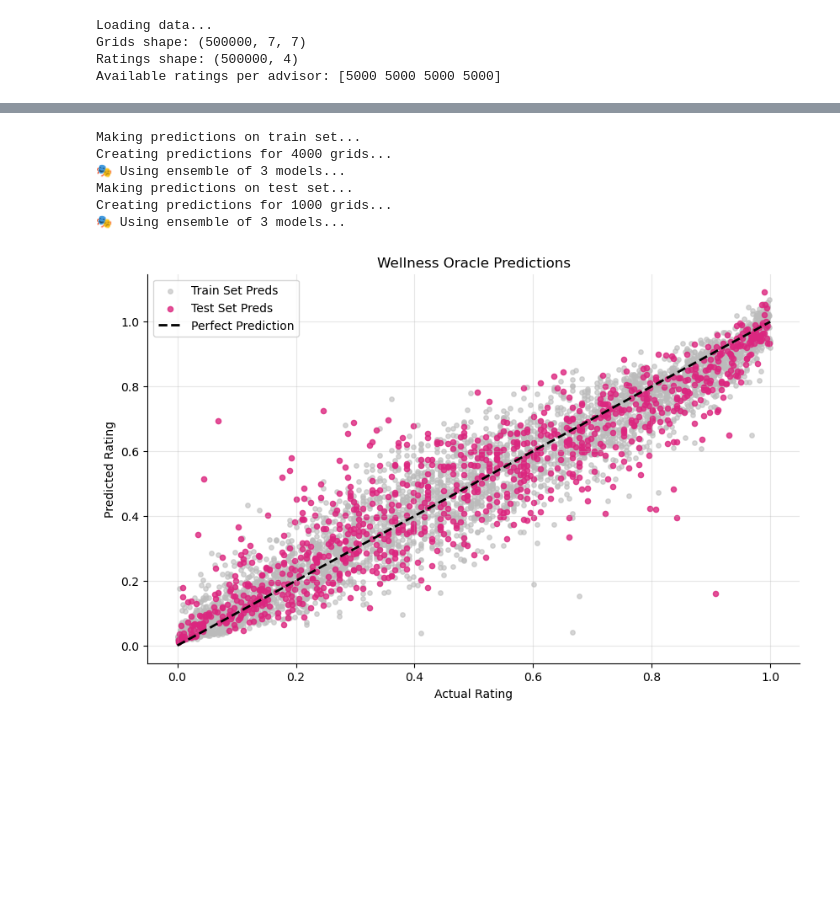
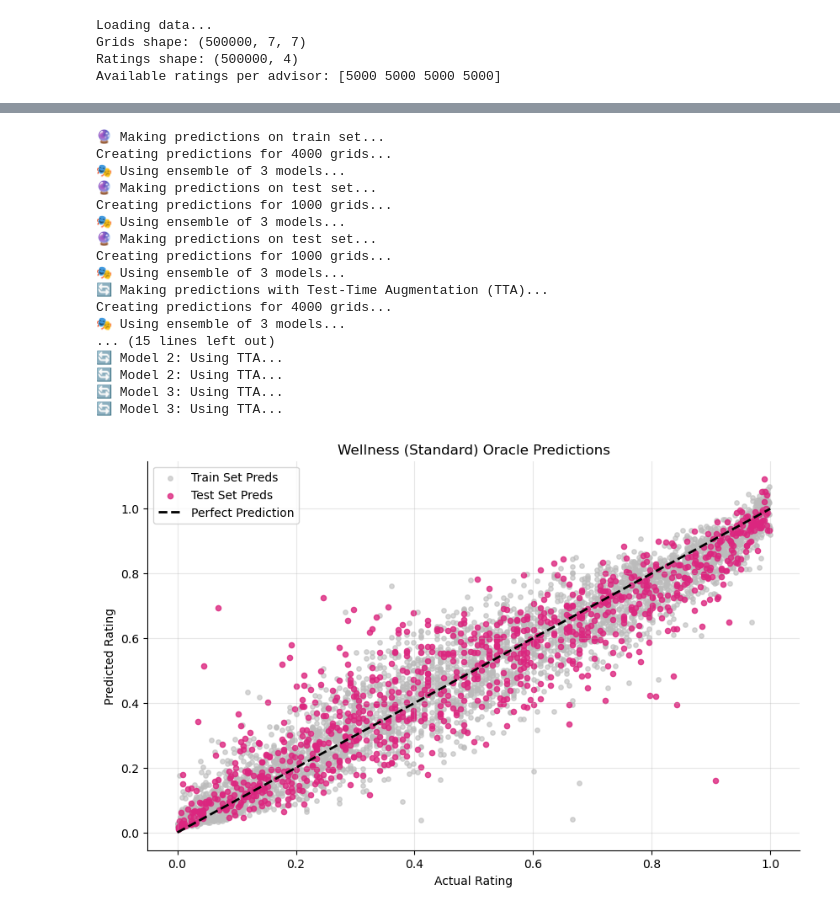
Before and after one commit to gwenzel/2156_cp2, a Jupyter notebook: 0_fit_oracle_wellness.ipynb, the cells around one changed output, grey strips where cells are left out. Saved outputs shown, nothing was run; the diff lists cells and outputs as text; code cells hidden in the pictures; blank space fills up the shorter version.

Commit message:
more complex wellness oracle

```diff
--- a/0_fit_oracle_wellness.ipynb
+++ b/0_fit_oracle_wellness.ipynb
@@ -80,34 +101,70 @@ Predictions shape: (5000,)
 # %%
 from sklearn.model_selection import train_test_split
 from oracle import plot_and_r2
-
 
 # For PyTorch CNN model, we need to recreate the train/test split and get predictions
 # Use the same random state as used in the model training (42)
 X_train, X_test, y_train, y_test = train_test_split(
     grids_subset, ratings_subset, test_size=0.2, random_state=42)
 
-print("Making predictions on train set...")
+print("🔮 Making predictions on train set...")
 preds_train = wellness_oracle.predict(X_train)
 
-print("Making predictions on test set...")
+print("🔮 Making predictions on test set...")
 preds_test = wellness_oracle.predict(X_test)
 
-# Create the plot and get R² scores
-train_r2, test_r2 = plot_and_r2(preds_train, preds_test, y_train, y_test, name="Wellness")
+# Test with TTA for improved accuracy
+print("🔄 Making predictions with Test-Time Augmentation (TTA)...")
+preds_train_tta = wellness_oracle.predict(X_train, use_tta=True)
+preds_test_tta = wellness_oracle.predict(X_test, use_tta=True)
+
+# Create the plot and get R² scores for standard predictions
+train_r2, test_r2 = plot_and_r2(preds_train, preds_test, y_train, y_test, name="Wellness (Standard)")
+
+# Calculate R² scores for TTA predictions
+from sklearn.metrics import r2_score
+train_r2_tta = r2_score(y_train, preds_train_tta)
+test_r2_tta = r2_score(y_test, preds_test_tta)
 
 # Additional analysis
-print(f"\nModel Performance Summary:")
-print(f"{'='*40}")
-print(f"Training R²:   {train_r2:.4f}")
-print(f"Test R²:       {test_r2:.4f}")
-print(f"Overfitting:   {'Yes' if (train_r2 - test_r2) > 0.1 else 'No'} ({train_r2 - test_r2:.4f})")
-print(f"Performance:   {'Excellent' if test_r2 > 0.9 else 'Good' if test_r2 > 0.8 else 'Fair' if test_r2 > 0.6 else 'Poor'}")
+print(f"\n📊 Wellness Oracle Performance Summary:")
+print(f"{'='*50}")
+print(f"STANDARD PREDICTIONS:")
+print(f"  Training R²:   {train_r2:.4f}")
+print(f"  Test R²:       {test_r2:.4f}")
+print(f"  Overfitting:   {'Yes' if (train_r2 - test_r2) > 0.1 else 'No'} ({train_r2 - test_r2:.4f})")
+
+print(f"\nTEST-TIME AUGMENTATION (TTA):")
+print(f"  Training R²:   {train_r2_tta:.4f}")
+print(f"  Test R²:       {test_r2_tta:.4f}")
+print(f"  TTA Improvement: {test_r2_tta - test_r2:.4f} (+{(test_r2_tta - test_r2)*100:.2f}%)")
+
+print(f"\nMODEL ARCHITECTURE:")
+print(f"  Type: CityCNN1Plus (Deep CNN)")
+print(f"  Ensemble: {'Yes' if hasattr(wellness_oracle, 'ensemble_models') else 'No'}")
+print(f"  Weighted Loss: Yes (γ=0.75)")
+print(f"  Performance: {'Excellent' if test_r2_tta > 0.9 else 'Good' if test_r2_tta > 0.8 else 'Fair' if test_r2_tta > 0.6 else 'Poor'}")
+
+# Show ensemble info if available
+if hasattr(wellness_oracle, 'ensemble_models'):
+    print(f"  Ensemble Size: {len(wellness_oracle.ensemble_models)} models")
+    print(f"  Seeds Used: [42, 43, 44]")
 # %% [output]
-Making predictions on train set...
+🔮 Making predictions on train set...
 Creating predictions for 4000 grids...
 🎭 Using ensemble of 3 models...
-Making predictions on test set...
+🔮 Making predictions on test set...
 Creating predictions for 1000 grids...
 🎭 Using ensemble of 3 models...
+🔮 Making predictions on test set...
+Creating predictions for 1000 grids...
+🎭 Using ensemble of 3 models...
+🔄 Making predictions with Test-Time Augmentation (TTA)...
+Creating predictions for 4000 grids...
+🎭 Using ensemble of 3 models...
+... (15 lines left out)
+🔄 Model 2: Using TTA...
+🔄 Model 2: Using TTA...
+🔄 Model 3: Using TTA...
+🔄 Model 3: Using TTA...
-[figure, old version]
+[figure, new version]
```
Also changed, not shown: parts of 4 cells of this notebook.
